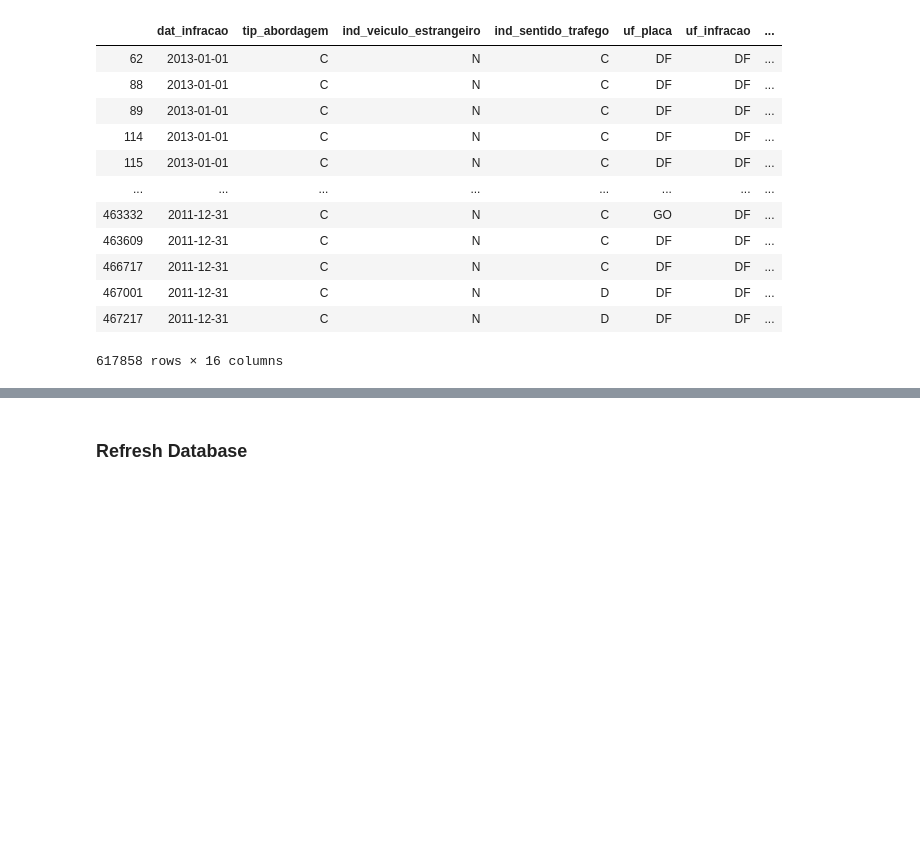
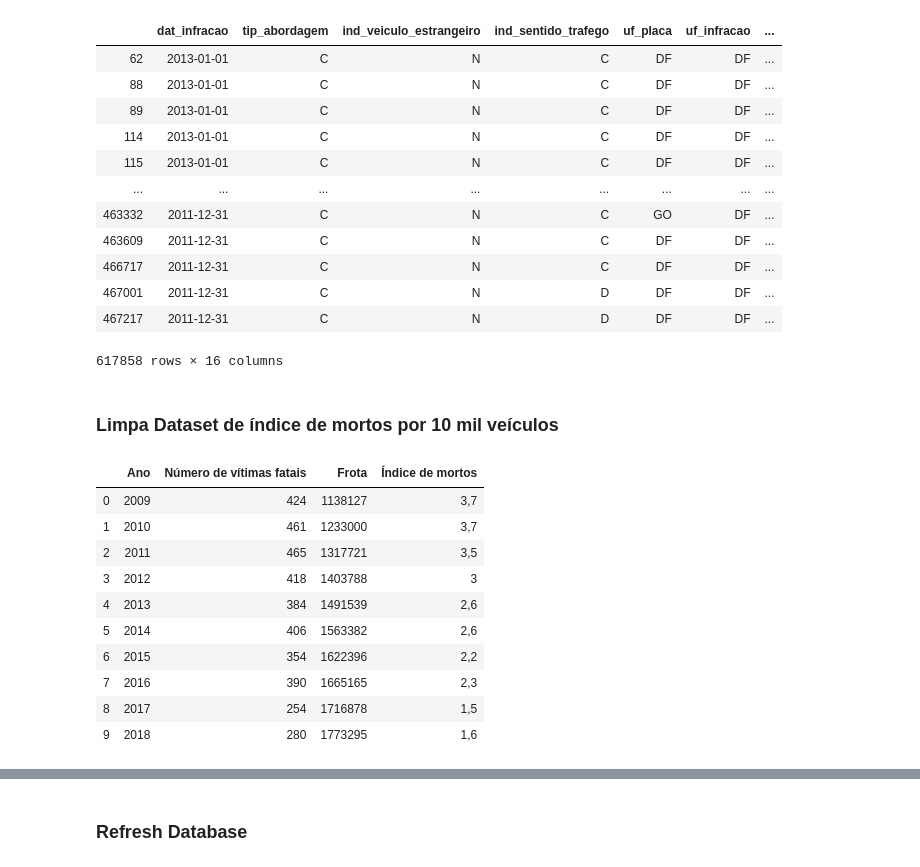
Before and after one commit to IagoCarvalho/tcc_scripts, a Jupyter notebook: data_cleaning.ipynb, the cells around one changed output, grey strips where cells are left out. Drawn from its saved outputs; the diff is of its cells as text; code cells hidden in the pictures; blank space fills up the shorter version.

```diff
--- a/data_cleaning.ipynb
+++ b/data_cleaning.ipynb
@@ -345,3 +345,21 @@ df_infracoes_2010_2018
 | 467001 | 2011-12-31 | C | N | D | DF | DF | ... |
 | 467217 | 2011-12-31 | C | N | D | DF | DF | ... |
 617858 rows × 16 columns
+# %% [markdown]
+### Limpa Dataset de índice de mortos por 10 mil veículos
+# %%
+df_indice_mortos_transito = pd.read_csv("datasets/indice_de_mortos_transito.csv", sep = ';', encoding = 'iso-8859-1')
+df_indice_mortos_transito.columns = ['Ano', 'Número de vítimas fatais', 'Frota', 'Índice de mortos']
+df_indice_mortos_transito.head(n = 10)
+# %% [output]
+|  | Ano | Número de vítimas fatais | Frota | Índice de mortos |
+| 0 | 2009 | 424 | 1138127 | 3,7 |
+| 1 | 2010 | 461 | 1233000 | 3,7 |
+| 2 | 2011 | 465 | 1317721 | 3,5 |
+| 3 | 2012 | 418 | 1403788 | 3 |
+| 4 | 2013 | 384 | 1491539 | 2,6 |
+| 5 | 2014 | 406 | 1563382 | 2,6 |
+| 6 | 2015 | 354 | 1622396 | 2,2 |
+| 7 | 2016 | 390 | 1665165 | 2,3 |
+| 8 | 2017 | 254 | 1716878 | 1,5 |
+| 9 | 2018 | 280 | 1773295 | 1,6 |
```
Also changed, not shown: parts of 13 cells of this notebook.
